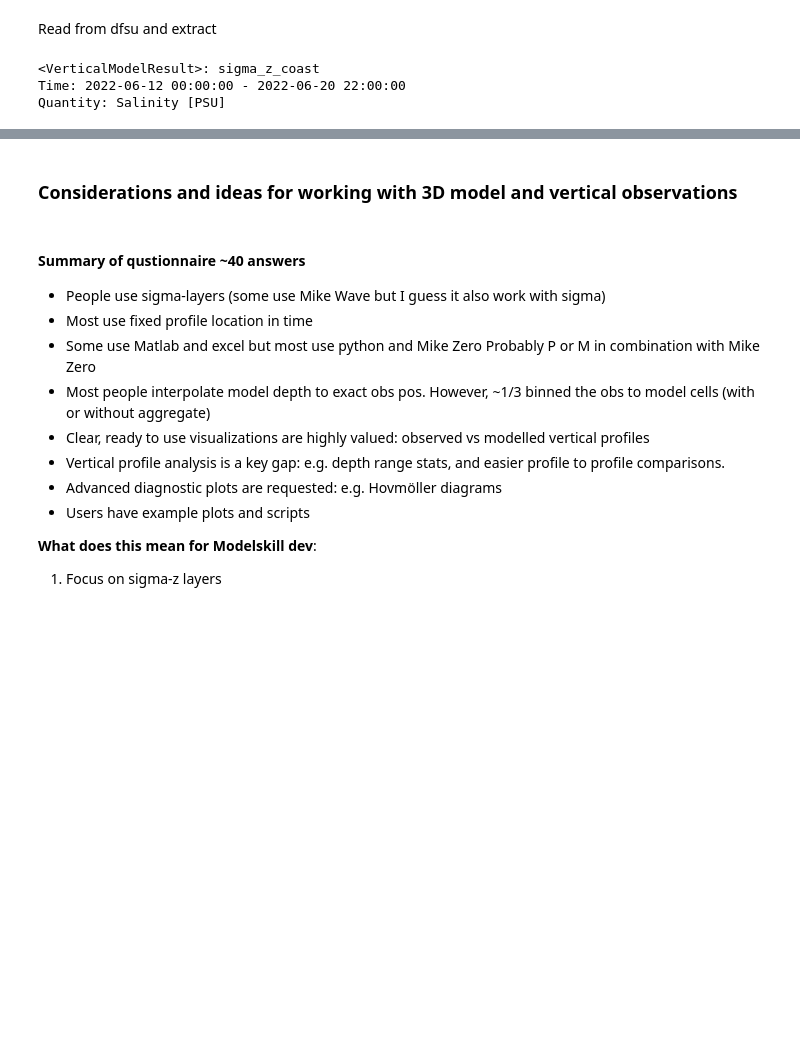
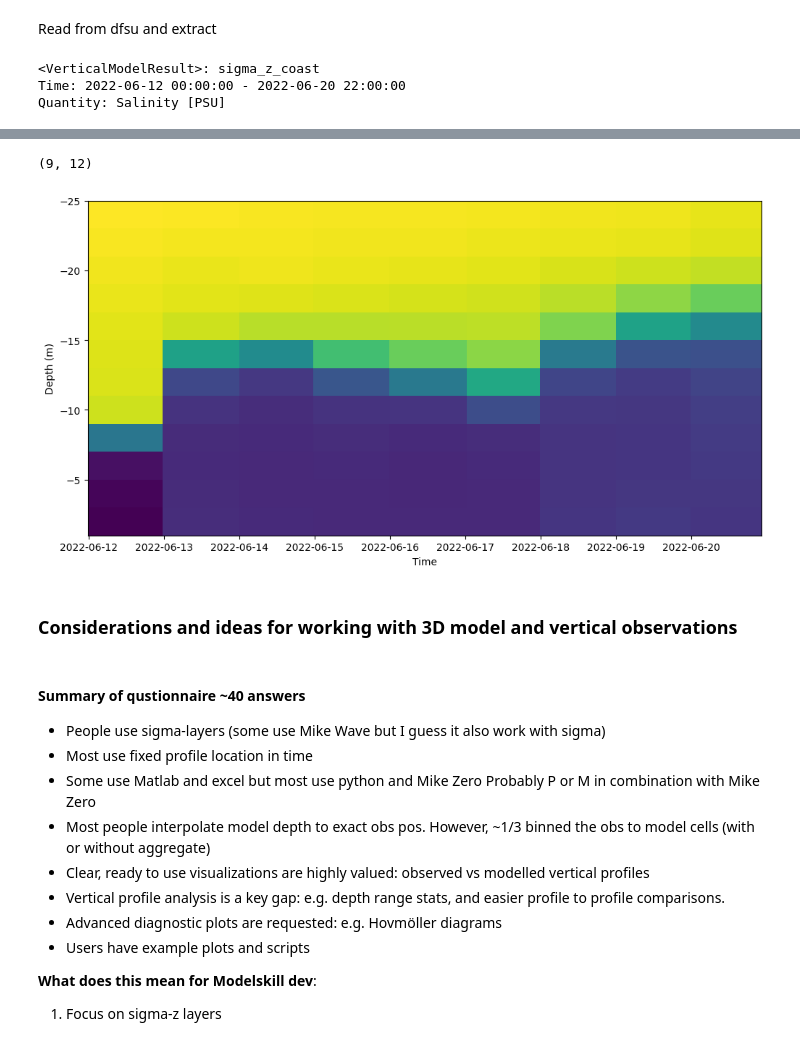
Before and after one commit to DHI/modelskill, a Jupyter notebook: notebooks/vertical_skill.ipynb, the cells around one changed output, grey strips where cells are left out. Cells and saved outputs as stored; diff of their text form; code cells hidden in the pictures; blank space fills up the shorter version.

```diff
--- a/notebooks/vertical_skill.ipynb
+++ b/notebooks/vertical_skill.ipynb
@@ -80,3 +175,62 @@ Quantity: Salinity [PSU]
+# %%
+mod_at_obs = cmp.data[mod_name].to_numpy()
+z = cmp.data['z'].to_numpy()
+t = cmp.time
+# %%
+import numpy as np
+
+unique_times = np.unique(cmp.time)
+arr2d = []
+for t in unique_times:
+    d = cmp.data.sel(time=t)
+    arr2d.append(d["Salinity"].to_numpy())
+arr2d = np.stack(arr2d, axis=0)
+arr2d.shape
+# %% [output]
+(9, 12)
+# %%
+# Havmöller
+from matplotlib import pyplot as plt
+par_map = {"Salinity": "salt", "Temperature": "temp"}
+
+#df_to_plt = df2
+mod_name = "Salinity"
+
+# Havmöller plot at station location
+
+# ==========
+# Make 2D array of model values with dimensions (time, depth)
+# ==========
+unique_times = np.unique(cmp.time)
+unique_depths = np.unique(cmp.data['z'])
+arr2d = []
+for t in unique_times:
+    d = cmp.data.sel(time=t)
+    arr2d.append(d[mod_name].to_numpy())
+arr2d = np.stack(arr2d, axis=0)
+
+# ==========
+# Create time-depth plot (Hovmöller diagram)
+fig, ax = plt.subplots(figsize=(12, 6))
+c = ax.pcolormesh(unique_times, unique_depths, arr2d.T, shading='auto', cmap='viridis')
+ax.set_ylabel('Depth (m)')
+ax.set_xlabel('Time')
+# ==========
+
+# ax.set_title(f'{mod_name} profile at {df_to_plt.attrs["station_name"]}')
+# ax.invert_yaxis()
+# plt.colorbar(c, ax=ax, label=f'{mod_name} (psu)')
+
+# # Overlay observation points
+# for date in df_to_plt.index.unique():
+#     obs_on_date = df_to_plt[df_to_plt.index == date]
+#     ax.scatter([date]*len(obs_on_date), obs_on_date['z'],
+#                c=obs_on_date[par_map[mod_name]], s=50, edgecolors='white', linewidths=1,
+#                cmap='viridis', vmin=mod_at_obs.values.min(), vmax=mod_at_obs.values.max())
+
+ax.invert_yaxis()
+# %% [output]
+[figure, added]
 # %% [markdown]
 ### Considerations and ideas for working with 3D model and vertical observations
 # %% [markdown]
```
Also changed, not shown: parts of 19 cells of this notebook, 1 other file.
